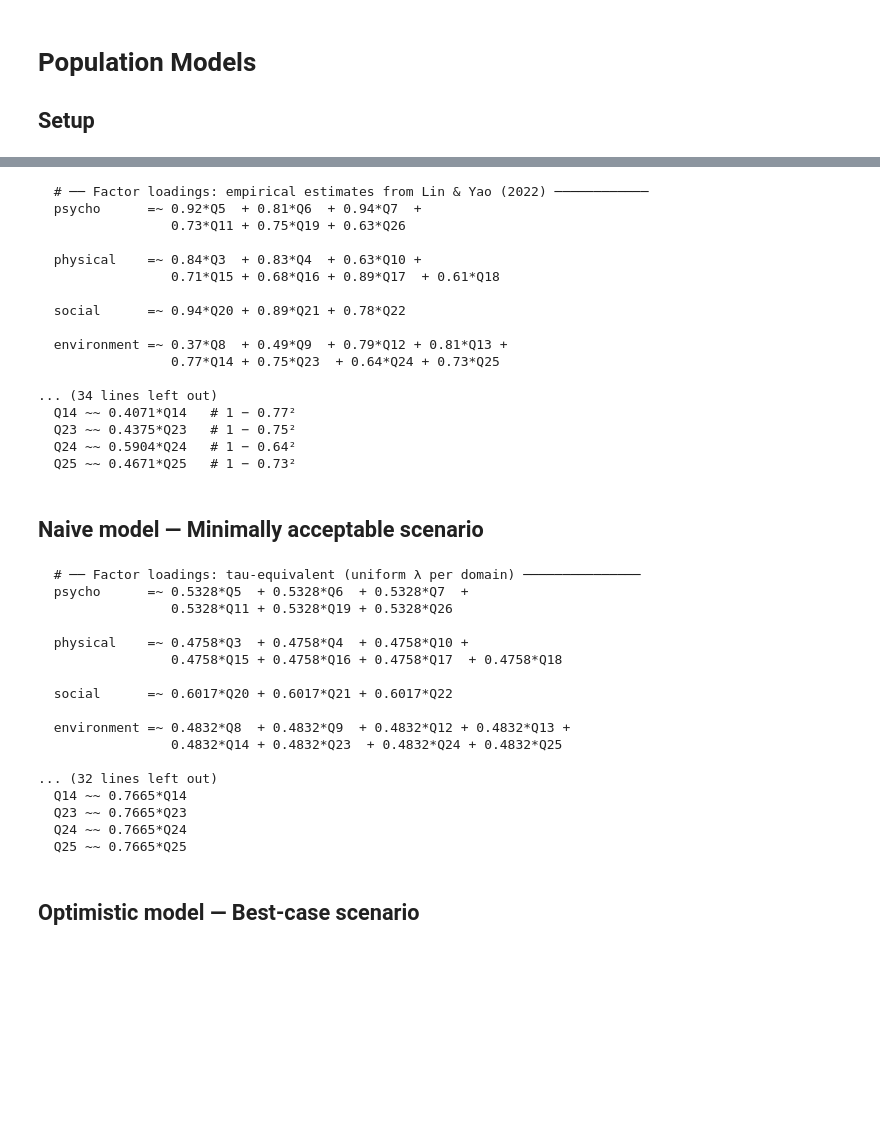
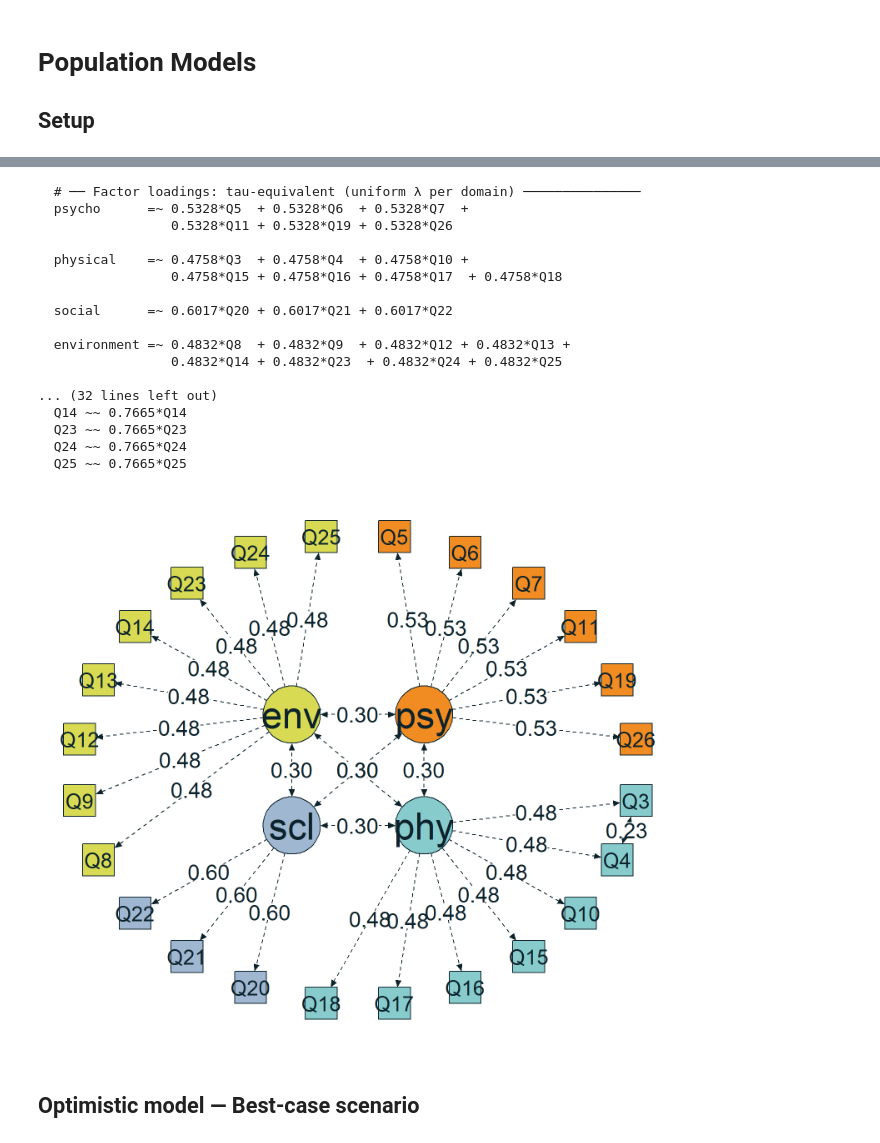
Before and after one commit to phdpablo/cfa-power, a Jupyter notebook: docs/Scripts/AnalysisScripts/01_population_models.embed.ipynb, the cells around one changed output, grey strips where cells are left out. Cells and saved outputs as stored; diff of their text form; code cells hidden in the pictures; blank space fills up the shorter version.

```diff
--- a/docs/Scripts/AnalysisScripts/01_population_models.embed.ipynb
+++ b/docs/Scripts/AnalysisScripts/01_population_models.embed.ipynb
@@ -33,49 +66,34 @@ Attaching package: 'dplyr'The following object is masked from 'package:MASS':
 # %%
-#| label: pop-model
+#| label: naive-model
 
-cat(popModel)
+cat(naivemodel)
 # %% [output]
-  # ── Factor loadings: empirical estimates from Lin & Yao (2022) ────────────
-  psycho      =~ 0.92*Q5  + 0.81*Q6  + 0.94*Q7  +
-                 0.73*Q11 + 0.75*Q19 + 0.63*Q26
+  # ── Factor loadings: tau-equivalent (uniform λ per domain) ───────────────
+  psycho      =~ 0.5328*Q5  + 0.5328*Q6  + 0.5328*Q7  +
+                 0.5328*Q11 + 0.5328*Q19 + 0.5328*Q26
 
-  physical    =~ 0.84*Q3  + 0.83*Q4  + 0.63*Q10 +
-                 0.71*Q15 + 0.68*Q16 + 0.89*Q17  + 0.61*Q18
+  physical    =~ 0.4758*Q3  + 0.4758*Q4  + 0.4758*Q10 +
+                 0.4758*Q15 + 0.4758*Q16 + 0.4758*Q17  + 0.4758*Q18
 
-  social      =~ 0.94*Q20 + 0.89*Q21 + 0.78*Q22
+  social      =~ 0.6017*Q20 + 0.6017*Q21 + 0.6017*Q22
 
-  environment =~ 0.37*Q8  + 0.49*Q9  + 0.79*Q12 + 0.81*Q13 +
-                 0.77*Q14 + 0.75*Q23  + 0.64*Q24 + 0.73*Q25
+  environment =~ 0.4832*Q8  + 0.4832*Q9  + 0.4832*Q12 + 0.4832*Q13 +
+                 0.4832*Q14 + 0.4832*Q23  + 0.4832*Q24 + 0.4832*Q25
 
-... (34 lines left out)
-  Q14 ~~ 0.4071*Q14   # 1 − 0.77²
-  Q23 ~~ 0.4375*Q23   # 1 − 0.75²
-  Q24 ~~ 0.5904*Q24   # 1 − 0.64²
-  Q25 ~~ 0.4671*Q25   # 1 − 0.73²
+... (32 lines left out)
+  Q14 ~~ 0.7665*Q14
+  Q23 ~~ 0.7665*Q23
+  Q24 ~~ 0.7665*Q24
+  Q25 ~~ 0.7665*Q25
-# %% [markdown]
-## Naive model — Minimally acceptable scenario
-# %%
-#| label: naive-model
-
-cat(naiveModel)
-# %% [output]
-  # ── Factor loadings: tau-equivalent (uniform λ per domain) ───────────────
-  psycho      =~ 0.5328*Q5  + 0.5328*Q6  + 0.5328*Q7  +
-                 0.5328*Q11 + 0.5328*Q19 + 0.5328*Q26
-
-  physical    =~ 0.4758*Q3  + 0.4758*Q4  + 0.4758*Q10 +
-                 0.4758*Q15 + 0.4758*Q16 + 0.4758*Q17  + 0.4758*Q18
-
-  social      =~ 0.6017*Q20 + 0.6017*Q21 + 0.6017*Q22
-
-  environment =~ 0.4832*Q8  + 0.4832*Q9  + 0.4832*Q12 + 0.4832*Q13 +
-                 0.4832*Q14 + 0.4832*Q23  + 0.4832*Q24 + 0.4832*Q25
-
-... (32 lines left out)
-  Q14 ~~ 0.7665*Q14
-  Q23 ~~ 0.7665*Q23
-  Q24 ~~ 0.7665*Q24
-  Q25 ~~ 0.7665*Q25
+# %%
+#| label: fig-diagram-naivemodel
+#| fig-cap: "Path diagram of the naivemodel"
+#| fig-width: 8
+#| fig-height: 7
+
+plot_color(naivemodel)
+# %% [output]
+[figure, added]
 # %% [markdown]
 ## Optimistic model — Best-case scenario
 # %%
```
Also changed, not shown: parts of 14 cells of this notebook, 13 other files.
